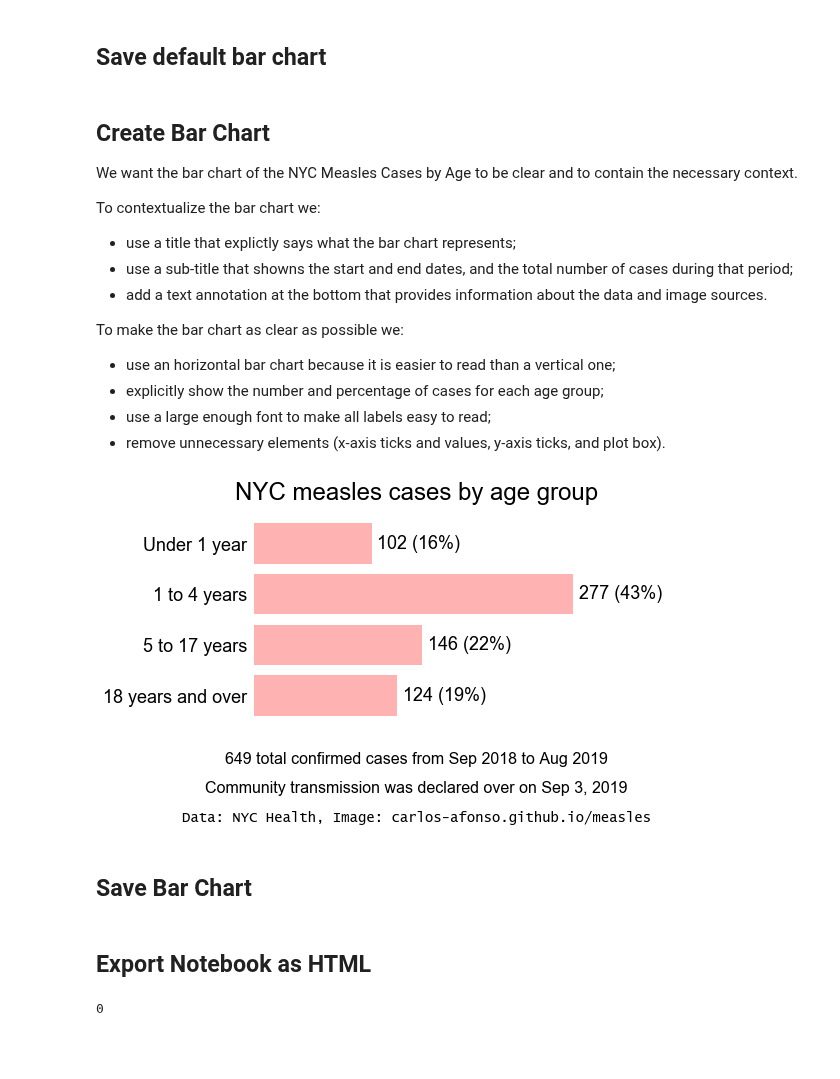
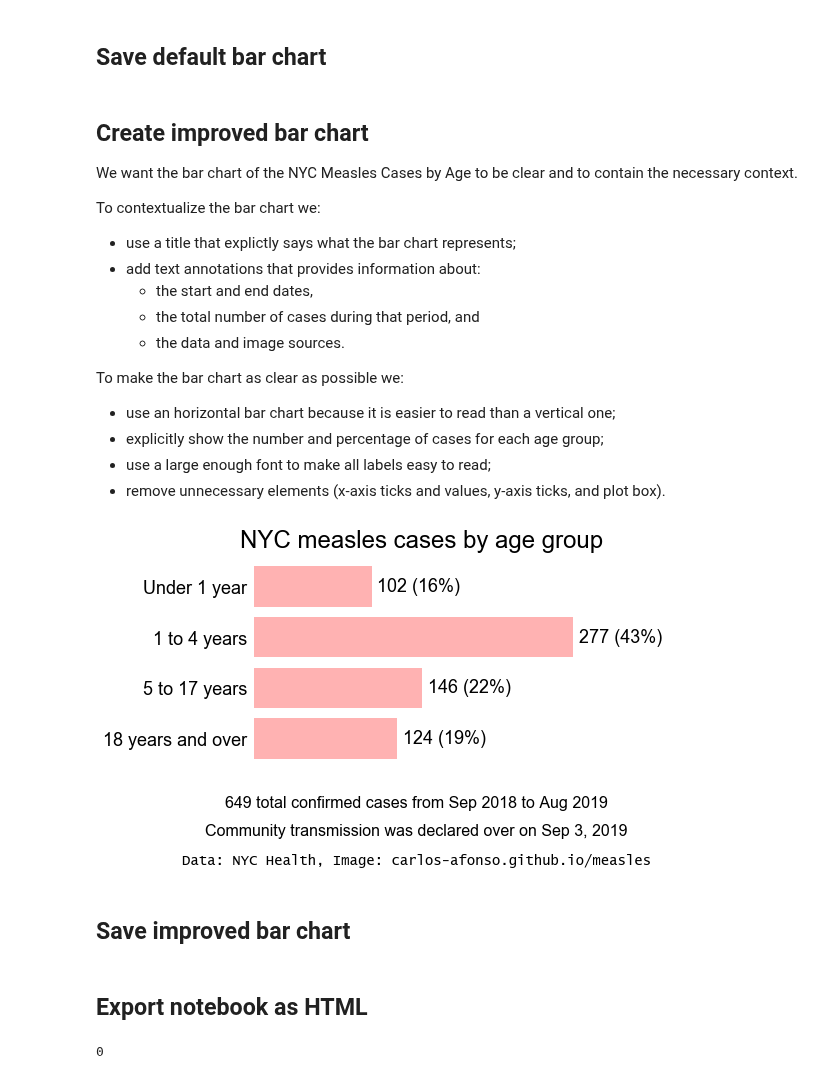
Before and after one commit to carlos-afonso/measles, a Jupyter notebook: pydata-nyc-2019/notebooks/nyc-measles-cases-by-age-final.ipynb, the cells around one changed output. Cells and saved outputs as stored; diff of their text form; code cells hidden in the pictures; blank space fills up the shorter version.

```diff
--- a/pydata-nyc-2019/notebooks/nyc-measles-cases-by-age-final.ipynb
+++ b/pydata-nyc-2019/notebooks/nyc-measles-cases-by-age-final.ipynb
@@ -18,7 +18,7 @@ import pandas as pd
 * This manual approach because the data is small.
 # %%
 # Set (relative) path to the CSV data file
-data_file = '../data/nyc-health/final/nyc-measles-cases-by-age.csv'
+data_file = os.path.join('..', 'data', 'nyc-health', 'final', 'nyc-measles-cases-by-age.csv')
 
 # Import data from the CSV file as a pandas dataframe
 df = pd.read_csv(data_file)
@@ -71,8 +65,9 @@ Finally, lets extract the data to actually plot (last row, third to penultimate
 # %%
-# Extract the data to plot (last row, third to penultimate columns)
-# Call it 'd2p' as an abbrevation for 'data to plot'
-d2p = df.iloc[-1, 2:-1]
-d2p
+# Extract the data to plot
+data_to_plot = df.iloc[-1, 2:-1]
+
+# Show the data to plot
+data_to_plot
 # %% [output]
 Under 1 year         102
 1 to 4 years         277
@@ -102,12 +97,14 @@ fig_default.savefig(img_file + '.svg', bbox_inches='tight')
 # %% [markdown]
-## Create Bar Chart
+## Create improved bar chart
 
 We want the bar chart of the NYC Measles Cases by Age to be clear and to contain the necessary context.
 
 To contextualize the bar chart we:
 * use a title that explictly says what the bar chart represents;
-* use a sub-title that showns the start and end dates, and the total number of cases during that period;
-* add a text annotation at the bottom that provides information about the data and image sources.
+* add text annotations that provides information about:
+    * the start and end dates,
+    * the total number of cases during that period, and
+    * the data and image sources.
 
 To make the bar chart as clear as possible we:
 * use an horizontal bar chart because it is  easier to read than a vertical one;
@@ -122,20 +119,12 @@ fsb = 18     # font size base
 # Create figure
 fig = plt.figure()
 
-# Add "figure title"
-fig.suptitle('NYC measles cases by age group', fontname=fn, fontsize=(fsb + 6))
-#plt.title('NYC Measles Cases by Age', fontname=fn, fontsize=(fsb + 6))
-
-# Add space between the "figure title" and the plot to create space for the "plot title".
-# If we don't add this space the "figure title" and the "plot title" will overlap.
-#fig.subplots_adjust(top = 0.75)
-
-# Add "plot title" which we will be using as the "figure sub-title"
-#subtitle = str(total_cases) + ' total cases from ' + start_date + ', to ' + end_date + '\n'
-#plt.title(subtitle, fontname=fn, fontsize=(fsb + 2))
+# Add figure title
+#fig.suptitle('NYC measles cases by age group', fontname=fn, fontsize=(fsb + 6))
+plt.title('NYC measles cases by age group', fontname=fn, fontsize=(fsb + 6))
 
 # Create the horizontal bar chart
-ax = d2p.plot.barh(alpha=0.3, color='red', width=0.8)
+ax = data_to_plot.plot.barh(alpha=0.3, color='red', width=0.8)
 
 # Invert the y-axis
 ax.invert_yaxis()
@@ -143,37 +132,37 @@ ax.invert_yaxis()
 # Remove the x-axis ticks and values
 ax.get_xaxis().set_ticks([])
 
 # Remove the y-axis ticks only (keep the labels)
 ax.yaxis.set_ticks_position('none')
 
 # Set the y-axis labels font properties
-ax.set_yticklabels(d2p.keys(), fontname=fn, fontsize=fsb)
+ax.set_yticklabels(data_to_plot.keys(), fontname=fn, fontsize=fsb)
 
 # Create labels in front of the bars showing the number and percentage of cases.
 # Note: we round the percentages to the nearest integer.
 for i in ax.patches:
     label = str(i.get_width()) + " (" + str(int(round(100 * i.get_width() / total_cases))) + "%)"
     ax.text(i.get_width() + 5, i.get_y() + 0.5, label, fontname=fn, fontsize=fsb)
 
 # Remove the axes box
 plt.box(False)
 
 # Add text
-text = str(total_cases) + ' total confirmed cases from Sep 2018 to Aug 2019'
+text = str(total_cases) + ' total confirmed cases from ' + start_month + ' to ' + end_month
 fig.text(0.5, 0.0, text, fontname = fn, fontsize = (fsb - 2), horizontalalignment='center')
 
 text = 'Community transmission was declared over on Sep 3, 2019'
 fig.text(0.5, -0.1, text, fontname = fn, fontsize = (fsb - 2), horizontalalignment='center')
 
 # Add text about the Data and Image sources
 sources = 'Data: NYC Health, Image: carlos-afonso.github.io/measles'
 fig.text(0.5, -0.2, sources, fontname='Lucida Console', fontsize=(fsb - 4), horizontalalignment='center')
 
 # Show figure
 plt.show()
 # %% [output]
-[figure, old version]
+[figure, new version]
-# %% [markdown]
-## Save Bar Chart
+# %% [markdown]
+## Save improved bar chart
 # %%
 # Set image file path/name (without file extension)
@@ -185,7 +174,7 @@ fig.savefig(img_file + '.png', bbox_inches='tight', dpi=200)
 # Save as SVG image
 fig.savefig(img_file + '.svg', bbox_inches='tight')
 # %% [markdown]
-## Export Notebook as HTML
+## Export notebook as HTML
 # %%
 # Export this notebook as a static HTML page
 os.system('jupyter nbconvert --to html nyc-measles-cases-by-age-final.ipynb')
```
Also changed, not shown: parts of 13 cells of this notebook, 4 other files.
